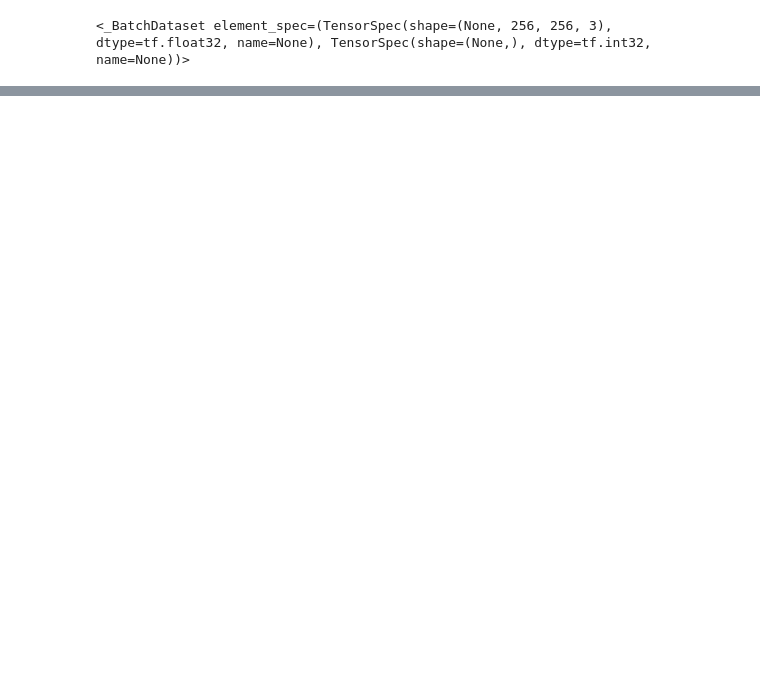
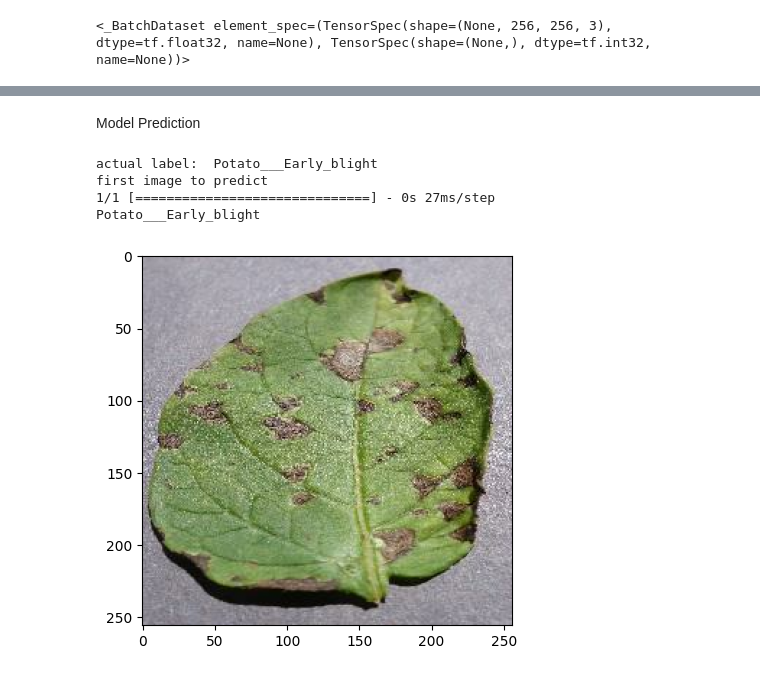
Before and after one commit to uditdas84/potato-disease, a Jupyter notebook: data_collection_and_preprocessing.ipynb, the cells around one changed output, grey strips where cells are left out. Cells and saved outputs as stored; diff of their text form; code cells hidden in the pictures; blank space fills up the shorter version.

```diff
--- a/data_collection_and_preprocessing.ipynb
+++ b/data_collection_and_preprocessing.ipynb
@@ -191,0 +294,2 @@ history = model.fit(
+# %% [markdown]
+Model Prediction
@@ -191,0 +298,18 @@ history = model.fit(
+# %%
+for images_batch,labels_batch in test_ds.take(1):
+  first_image= images_batch[0].numpy().astype("uint8")
+  first_label = labels_batch[0].numpy()
+  print("actual label: ", class_names[first_label])
+
+
+  print("first image to predict")
+  plt.imshow(first_image)
+  pred_img = model.predict(images_batch)
+  print(class_names[np.argmax(pred_img[0])])
+  # print(pred_img[0])
+# %% [output]
+actual label:  Potato___Early_blight
+first image to predict
+1/1 [==============================] - 0s 27ms/step
+Potato___Early_blight
+[figure, added]
```
Also changed, not shown: parts of 35 cells of this notebook, 21 other files.
